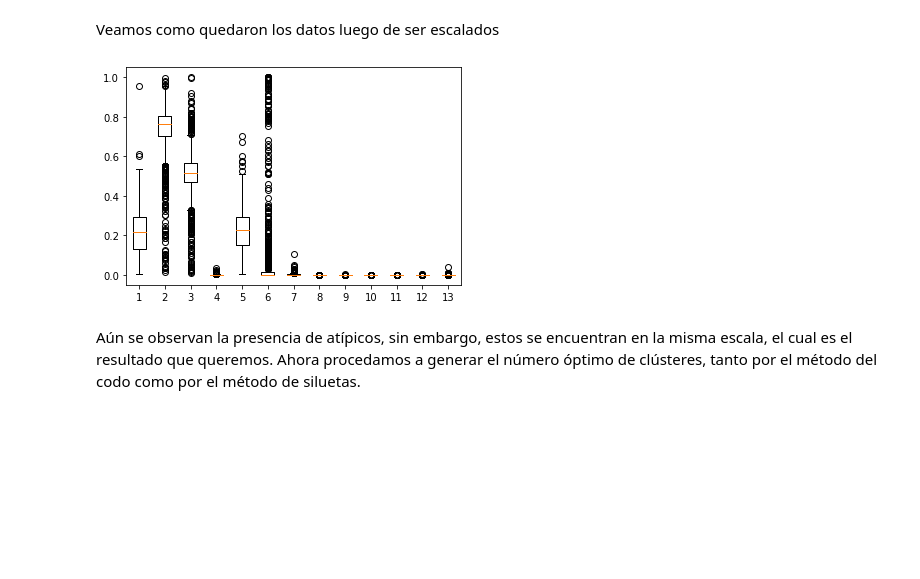
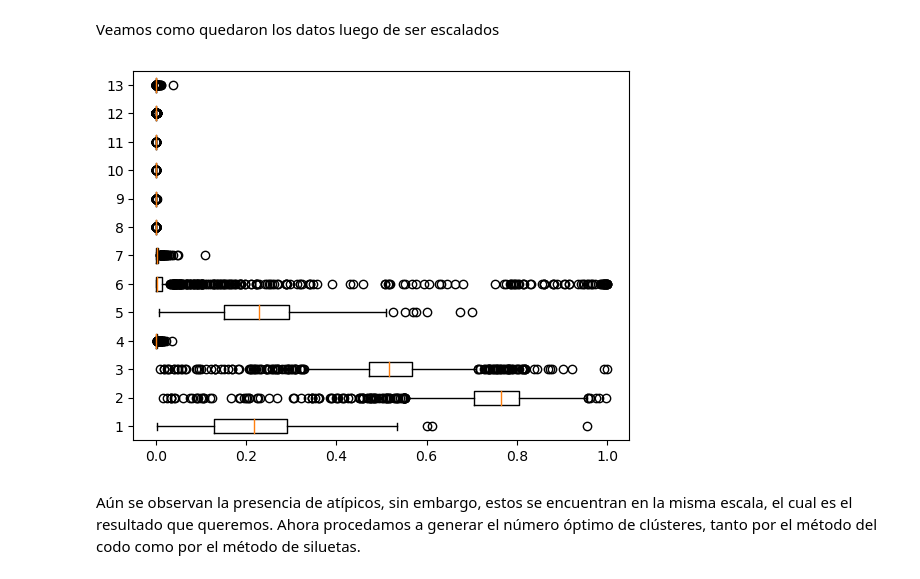
Before and after one commit to PosgradoMNA/actividades-del-projecto-equipo_102, a Jupyter notebook: Reto/aguas-subterraneas.ipynb, the cells around one changed output. Cells and saved outputs as stored; diff of their text form; code cells hidden in the pictures; blank space fills up the shorter version.

```diff
--- a/Reto/aguas-subterraneas.ipynb
+++ b/Reto/aguas-subterraneas.ipynb
@@ -479,10 +479,10 @@ array([['Alta', 'Permisible para riego', 'Cultivos sensibles',
 # %% [markdown]
 Veamos como quedaron los datos luego de ser escalados
 # %%
-plt.boxplot(x = ((scaled_f[:,34:])))
+plt.boxplot(x = ((scaled_f[:,34:])), vert = False)
 plt.show()
 # %% [output]
-[figure, old version]
+[figure, new version]
 # %% [markdown]
 Aún se observan la presencia de atípicos, sin embargo, estos se encuentran en la misma escala, el cual es el resultado que queremos. Ahora procedamos a generar el número óptimo de clústeres, tanto por el método del codo como por el método de siluetas.
 # %%
```
Also changed, not shown: parts of 11 cells of this notebook.
